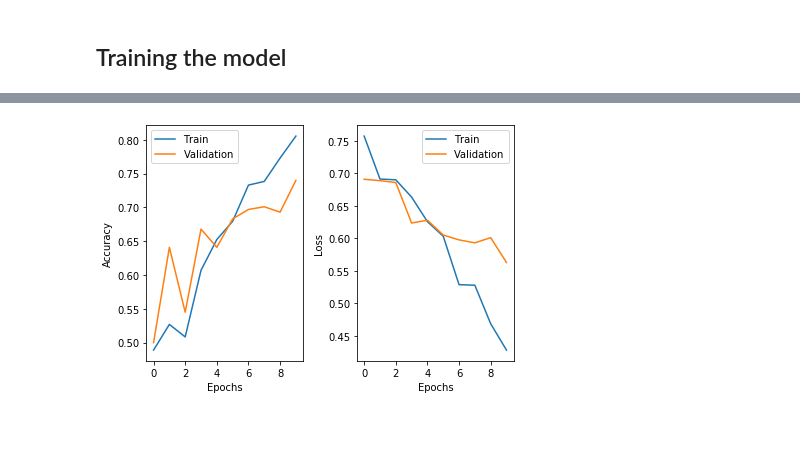
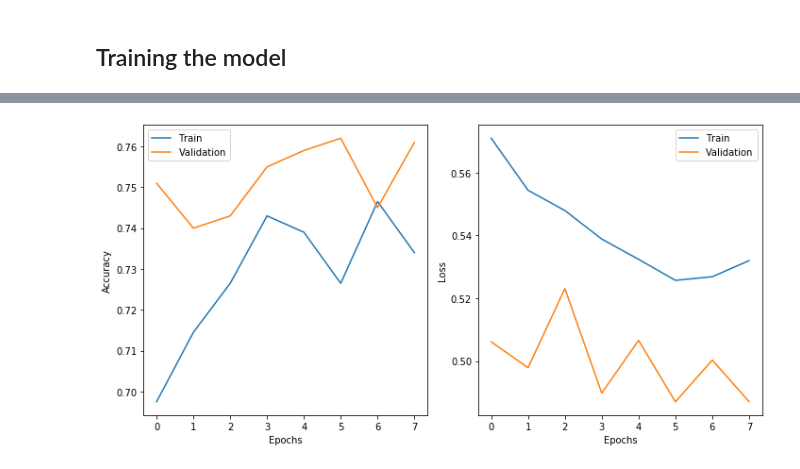
Before and after one commit to frankl1/Introduction-to-Tensorflow-for-Deep-Learning, a Jupyter notebook: Cats_vs_Dogs_With_Data_Augmentation.ipynb, the cells around one changed output, grey strips where cells are left out. Drawn from its saved outputs; the diff is of its cells as text; code cells hidden in the pictures; blank space fills up the shorter version.

```diff
--- a/Cats_vs_Dogs_With_Data_Augmentation.ipynb
+++ b/Cats_vs_Dogs_With_Data_Augmentation.ipynb
@@ -83,8 +83,15 @@ EPOCHS = 10
 # %% [markdown]
 # Data preparation
 # %%
-train_image_generator = tf.keras.preprocessing.image.ImageDataGenerator(rescale=1/255.0)
-val_image_generator = tf.keras.preprocessing.image.ImageDataGenerator(rescale=1/255.0)
+train_image_generator = tf.keras.preprocessing.image.ImageDataGenerator(
+    rescale=1/255.0,
+    rotation_range=45,
+    zoom_range=0.5,
+    fill_mode="nearest",
+    width_shift_range=0.2,
+    height_shift_range=0.2,
+    horizontal_flip=True,
+)
 # %%
 train_data_gen = train_image_generator.flow_from_directory(train_dir,batch_size=BATCH_SIZE, shuffle=True, target_size=(IMG_SHAPE, IMG_SHAPE), class_mode="binary")
 # %% [output]
@@ -125,6 +134,7 @@ model = tf.keras.models.Sequential([
   tf.keras.layers.Conv2D(128, (3, 3), activation="relu"),
   tf.keras.layers.MaxPool2D((2, 2), strides=2),
 
+  tf.keras.layers.Dropout(0.5),
   tf.keras.layers.Flatten(),
   tf.keras.layers.Dense(512, activation="relu"),
   tf.keras.layers.Dense(2, activation="softmax")
@@ -161,6 +171,7 @@ history = model.fit_generator(
     steps_per_epoch=np.ceil(nb_train / BATCH_SIZE),
     validation_data=val_data_gen,
     epochs=EPOCHS,
-    validation_steps=np.ceil(nb_val / BATCH_SIZE))
+    validation_steps=np.ceil(nb_val / BATCH_SIZE),
+    callbacks=[tf.keras.callbacks.EarlyStopping(monitor="val_loss", patience=2)])
 # %% [output]
 Epoch 1/10
@@ -186,23 +193,23 @@ Epoch 10/10
 # %%
 train_acc = history.history["accuracy"]
 val_acc = history.history["val_accuracy"]
 
 train_loss = history.history["loss"]
 val_loss = history.history["val_loss"]
 
-fig, axes = plt.subplots(nrows=1, ncols=2)
+fig, axes = plt.subplots(nrows=1, ncols=2, figsize=(10, 5))
 axes[0].plot(train_acc, label="Train")
 axes[0].plot(val_acc, label="Validation")
 axes[0].legend()
 axes[0].set_xlabel("Epochs")
 axes[0].set_ylabel("Accuracy")
 
 axes[1].plot(train_loss, label="Train")
 axes[1].plot(val_loss, label="Validation")
 axes[1].legend()
 axes[1].set_xlabel("Epochs")
 axes[1].set_ylabel("Loss")
 
 fig.tight_layout()
 # %% [output]
-[figure, old version]
+[figure, new version]
```
Also changed, not shown: parts of 7 cells of this notebook.
